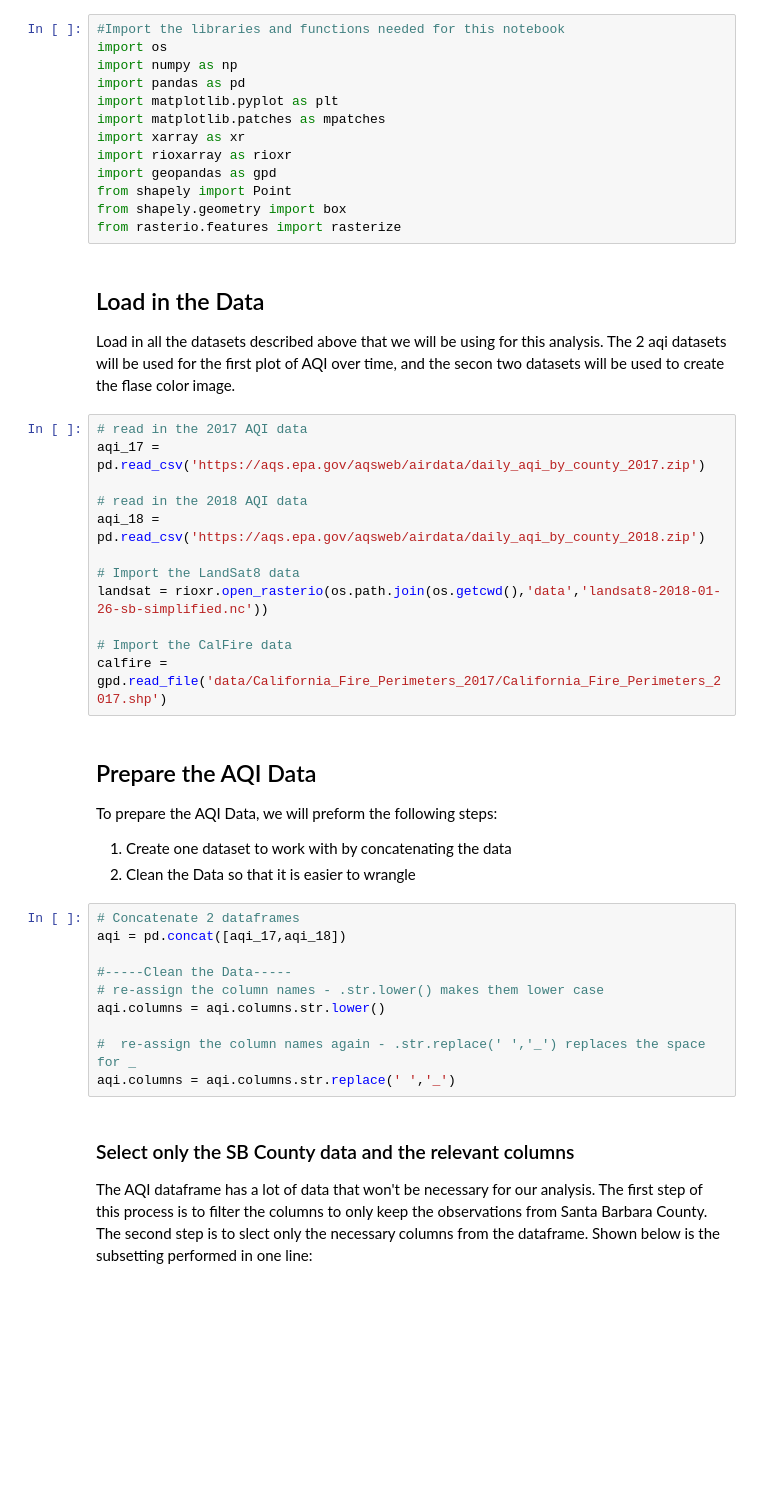
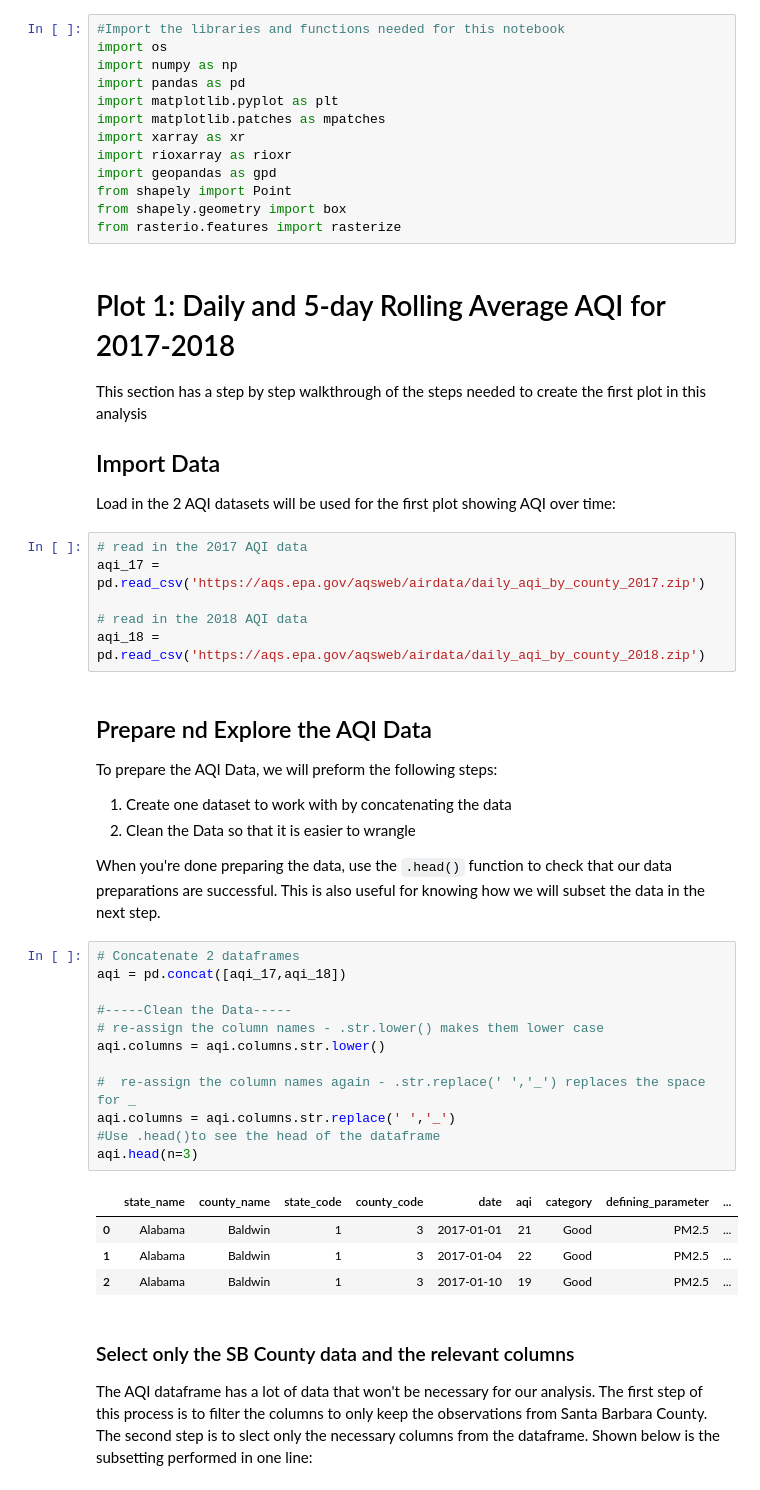
Before and after one commit to hmchilders/ThomasFire_AQI, a Jupyter notebook: Blog_post_version.ipynb, the cells around one changed output. Drawn from its saved outputs; the diff is of its cells as text; blank space fills up the shorter version.

```diff
--- a/Blog_post_version.ipynb
+++ b/Blog_post_version.ipynb
@@ -50,35 +54,40 @@ from shapely import Point
 from shapely.geometry import box
 from rasterio.features import rasterize
 # %% [markdown]
-## Load in the Data
-Load in all the datasets described above that we will be using for this analysis. The 2 aqi datasets will be used for the first plot of AQI over time, and the secon two datasets will be used to create the flase color image.
+# Plot 1: Daily and 5-day Rolling Average AQI for 2017-2018
+This section has a step by step walkthrough of the steps needed to create the first plot in this analysis
+## Import Data
+Load in the 2 AQI datasets will be used for the first plot showing AQI over time:
 # %%
 # read in the 2017 AQI data
 aqi_17 = pd.read_csv('https://aqs.epa.gov/aqsweb/airdata/daily_aqi_by_county_2017.zip')
 
 # read in the 2018 AQI data
 aqi_18 = pd.read_csv('https://aqs.epa.gov/aqsweb/airdata/daily_aqi_by_county_2018.zip')
-
-# Import the LandSat8 data
-landsat = rioxr.open_rasterio(os.path.join(os.getcwd(),'data','landsat8-2018-01-26-sb-simplified.nc'))
-
-# Import the CalFire data
-calfire = gpd.read_file('data/California_Fire_Perimeters_2017/California_Fire_Perimeters_2017.shp')
 # %% [markdown]
-## Prepare the AQI Data
+## Prepare nd Explore the AQI Data
 To prepare the AQI Data, we will preform the following steps:
 1. Create one dataset to work with by concatenating the data
 2. Clean the Data so that it is easier to wrangle
+
+When you're done preparing the data, use the `.head()` function to check that our data preparations are successful. This is also useful for knowing how we will subset the data in the next step.
 # %%
 # Concatenate 2 dataframes
 aqi = pd.concat([aqi_17,aqi_18])
 
 #-----Clean the Data-----
 # re-assign the column names - .str.lower() makes them lower case
 aqi.columns = aqi.columns.str.lower()
 
 #  re-assign the column names again - .str.replace(' ','_') replaces the space for _
 aqi.columns = aqi.columns.str.replace(' ','_')
+#Use .head()to see the head of the dataframe
+aqi.head(n=3)
+# %% [output]
+|  | state_name | county_name | state_code | county_code | date | aqi | category | defining_parameter | ... |
+| 0 | Alabama | Baldwin | 1 | 3 | 2017-01-01 | 21 | Good | PM2.5 | ... |
+| 1 | Alabama | Baldwin | 1 | 3 | 2017-01-04 | 22 | Good | PM2.5 | ... |
+| 2 | Alabama | Baldwin | 1 | 3 | 2017-01-10 | 19 | Good | PM2.5 | ... |
 # %% [markdown]
 ### Select only the SB County data and the relevant columns
 The AQI dataframe has a lot of data that won't be necessary for our analysis. The first step of this process is to filter the columns to only keep the observations from Santa Barbara County. The second step is to slect only the necessary columns from the dataframe.
```
Also changed, not shown: parts of 14 cells of this notebook.
